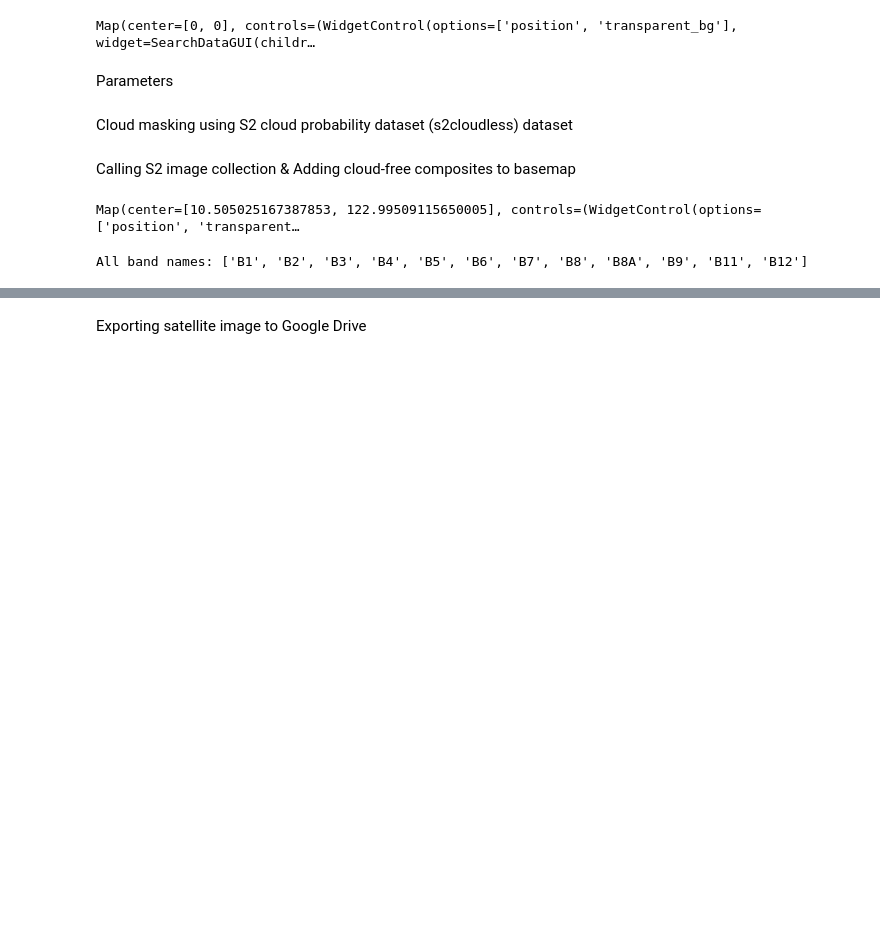
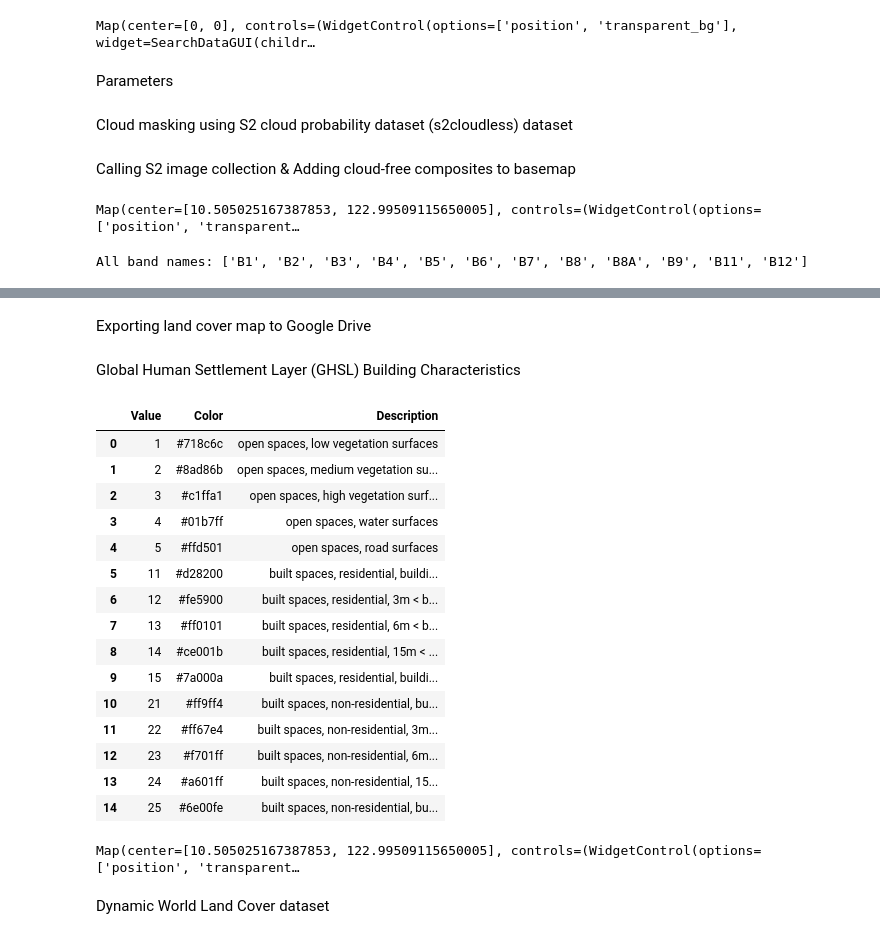
Before and after one commit to fralasor/autocam-workshop, a Jupyter notebook: autocam_rsworkshop2.ipynb, the cells around one changed output, grey strips where cells are left out. Saved outputs shown, nothing was run; the diff lists cells and outputs as text; code cells hidden in the pictures; blank space fills up the shorter version.

```diff
--- a/autocam_rsworkshop2.ipynb
+++ b/autocam_rsworkshop2.ipynb
@@ -262,5 +315,5 @@ print('RF testing error matrix', confusionMatrix.getInfo())
 # %% [markdown]
-Exporting satellite image to Google Drive
+Exporting land cover map to Google Drive
 # %%
 task = ee.batch.Export.image.toDrive(**{
     'image': s2_sr_median.clip(aoi_bbox),
@@ -279,3 +332,63 @@ while(task.status()['state'] != 'COMPLETED'):
     continue
 
 task.status()
+# %% [markdown]
+Global Human Settlement Layer (GHSL) Building Characteristics
+# %%
+map2 = geemap.Map()
+map2.add_basemap('SATELLITE')
+
+ghsl = ee.ImageCollection("JRC/GHSL/P2023A/GHS_BUILT_C").select('built_characteristics')
+ghsl_class_table = """
+Value	Color	Description
+1	#718c6c	open spaces, low vegetation surfaces
+2	#8ad86b	open spaces, medium vegetation surfaces
+3	#c1ffa1	open spaces, high vegetation surfaces
+4	#01b7ff	open spaces, water surfaces
+5	#ffd501	open spaces, road surfaces
+11	#d28200	built spaces, residential, building height <= 3m
+12	#fe5900	built spaces, residential, 3m < building height <= 6m
+13	#ff0101	built spaces, residential, 6m < building height <= 15m
+14	#ce001b	built spaces, residential, 15m < building height <= 30m
+15	#7a000a	built spaces, residential, building height > 30m
+21	#ff9ff4	built spaces, non-residential, building height <= 3m
+22	#ff67e4	built spaces, non-residential, 3m < building height <= 6m
+23	#f701ff	built spaces, non-residential, 6m < building height <= 15m
+24	#a601ff	built spaces, non-residential, 15m < building height <= 30m
+25	#6e00fe	built spaces, non-residential, building height > 30m
+"""
+
+ghsl_class_table_df = pd.read_csv(StringIO(ghsl_class_table), sep="\t")
+display(ghsl_class_table_df)
+
+ghsl_vis_param = {'min': 1, 'max': 25, 'palette': list(ghsl_class_table_df['Color'])}
+
+legend_dict = geemap.legend_from_ee(ghsl_class_table)
+map2.add_legend(title="GHSL 2018", legend_dict=legend_dict)
+map2.addLayer(ghsl, ghsl_vis_param, 'GHSL')
+# Add the selected AOI to the map
+map2.addLayer(aoi_bbox.style(**aoi_style), {}, "Selected AOI")
+map2.centerObject(aoi_bbox)
+# %% [output]
+|  | Value | Color | Description |
+| 0 | 1 | #718c6c | open spaces, low vegetation surfaces |
+| 1 | 2 | #8ad86b | open spaces, medium vegetation su... |
+| 2 | 3 | #c1ffa1 | open spaces, high vegetation surf... |
+| 3 | 4 | #01b7ff | open spaces, water surfaces |
+| 4 | 5 | #ffd501 | open spaces, road surfaces |
+| 5 | 11 | #d28200 | built spaces, residential, buildi... |
+| 6 | 12 | #fe5900 | built spaces, residential, 3m < b... |
+| 7 | 13 | #ff0101 | built spaces, residential, 6m < b... |
+| 8 | 14 | #ce001b | built spaces, residential, 15m < ... |
+| 9 | 15 | #7a000a | built spaces, residential, buildi... |
+| 10 | 21 | #ff9ff4 | built spaces, non-residential, bu... |
+| 11 | 22 | #ff67e4 | built spaces, non-residential, 3m... |
+| 12 | 23 | #f701ff | built spaces, non-residential, 6m... |
+| 13 | 24 | #a601ff | built spaces, non-residential, 15... |
+| 14 | 25 | #6e00fe | built spaces, non-residential, bu... |
+# %%
+map2
+# %% [output]
+Map(center=[10.505025167387853, 122.99509115650005], controls=(WidgetControl(options=['position', 'transparent…
+# %% [markdown]
+Dynamic World Land Cover dataset
```
Also changed, not shown: parts of 15 cells of this notebook.
